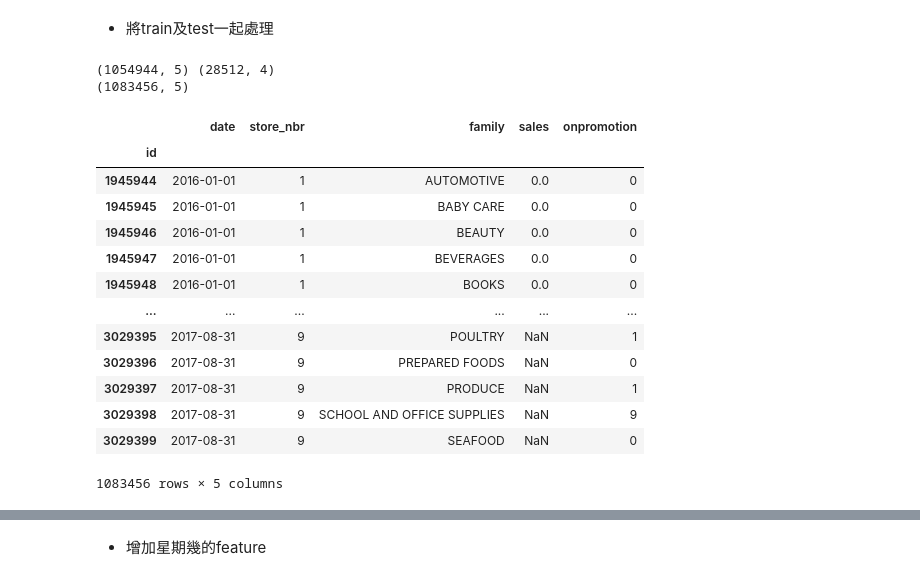
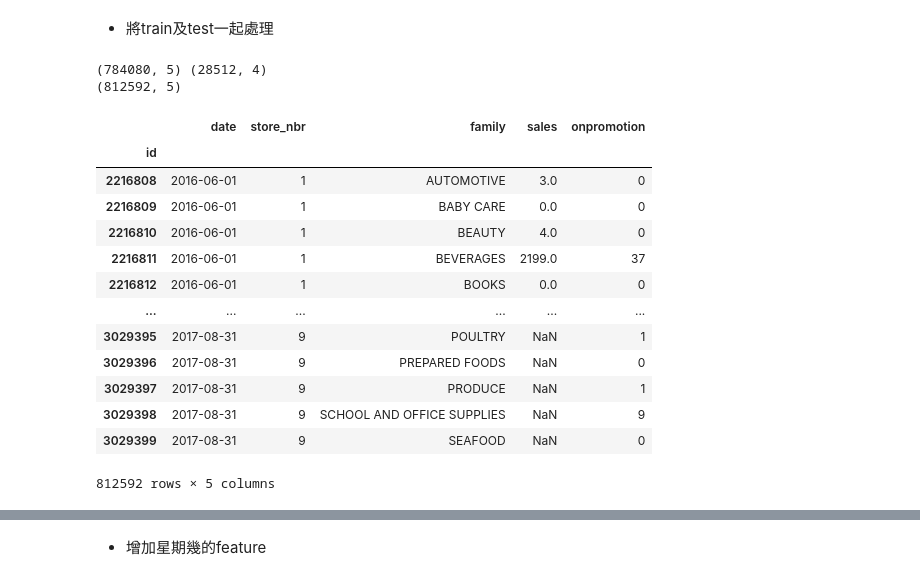
Before and after one commit to hfchen2132131/data_sciece_project, a Jupyter notebook: try-copy_modified.ipynb, the cells around one changed output, grey strips where cells are left out. Drawn from its saved outputs; the diff is of its cells as text; code cells hidden in the pictures.

```diff
--- a/try-copy_modified.ipynb
+++ b/try-copy_modified.ipynb
@@ -34,28 +35,28 @@ submission=pd.read_csv('data/sample_submission.csv')
 # %% [markdown]
 * 將train及test一起處理
 # %%
-train = train.loc[train["date"] >= pd.to_datetime('2016-01-01')]
+train = train.loc[train["date"] >= pd.to_datetime('2016-06-01')]
 print(train.shape,test.shape)
 train=pd.concat([train,test],axis=0)
 print(train.shape)
 train
 # %% [output]
-(1054944, 5) (28512, 4)
-(1083456, 5)
+(784080, 5) (28512, 4)
+(812592, 5)
 |  | date | store_nbr | family | sales | onpromotion |
 | id |  |  |  |  |  |
-| 1945944 | 2016-01-01 | 1 | AUTOMOTIVE | 0.0 | 0 |
-| 1945945 | 2016-01-01 | 1 | BABY CARE | 0.0 | 0 |
-| 1945946 | 2016-01-01 | 1 | BEAUTY | 0.0 | 0 |
-| 1945947 | 2016-01-01 | 1 | BEVERAGES | 0.0 | 0 |
-| 1945948 | 2016-01-01 | 1 | BOOKS | 0.0 | 0 |
+| 2216808 | 2016-06-01 | 1 | AUTOMOTIVE | 3.0 | 0 |
+| 2216809 | 2016-06-01 | 1 | BABY CARE | 0.0 | 0 |
+| 2216810 | 2016-06-01 | 1 | BEAUTY | 4.0 | 0 |
+| 2216811 | 2016-06-01 | 1 | BEVERAGES | 2199.0 | 37 |
+| 2216812 | 2016-06-01 | 1 | BOOKS | 0.0 | 0 |
 | ... | ... | ... | ... | ... | ... |
 | 3029395 | 2017-08-31 | 9 | POULTRY | NaN | 1 |
 | 3029396 | 2017-08-31 | 9 | PREPARED FOODS | NaN | 0 |
 | 3029397 | 2017-08-31 | 9 | PRODUCE | NaN | 1 |
 | 3029398 | 2017-08-31 | 9 | SCHOOL AND OFFICE SUPPLIES | NaN | 9 |
 | 3029399 | 2017-08-31 | 9 | SEAFOOD | NaN | 0 |
-1083456 rows × 5 columns
+812592 rows × 5 columns
 # %%
 national_event = event.loc[(event["locale"] == 'National') & (event["transferred"] == False)]
 national_event.drop_duplicates(subset=["date"], inplace=True)
```
Also changed, not shown: parts of 45 cells of this notebook, 1 other file.
